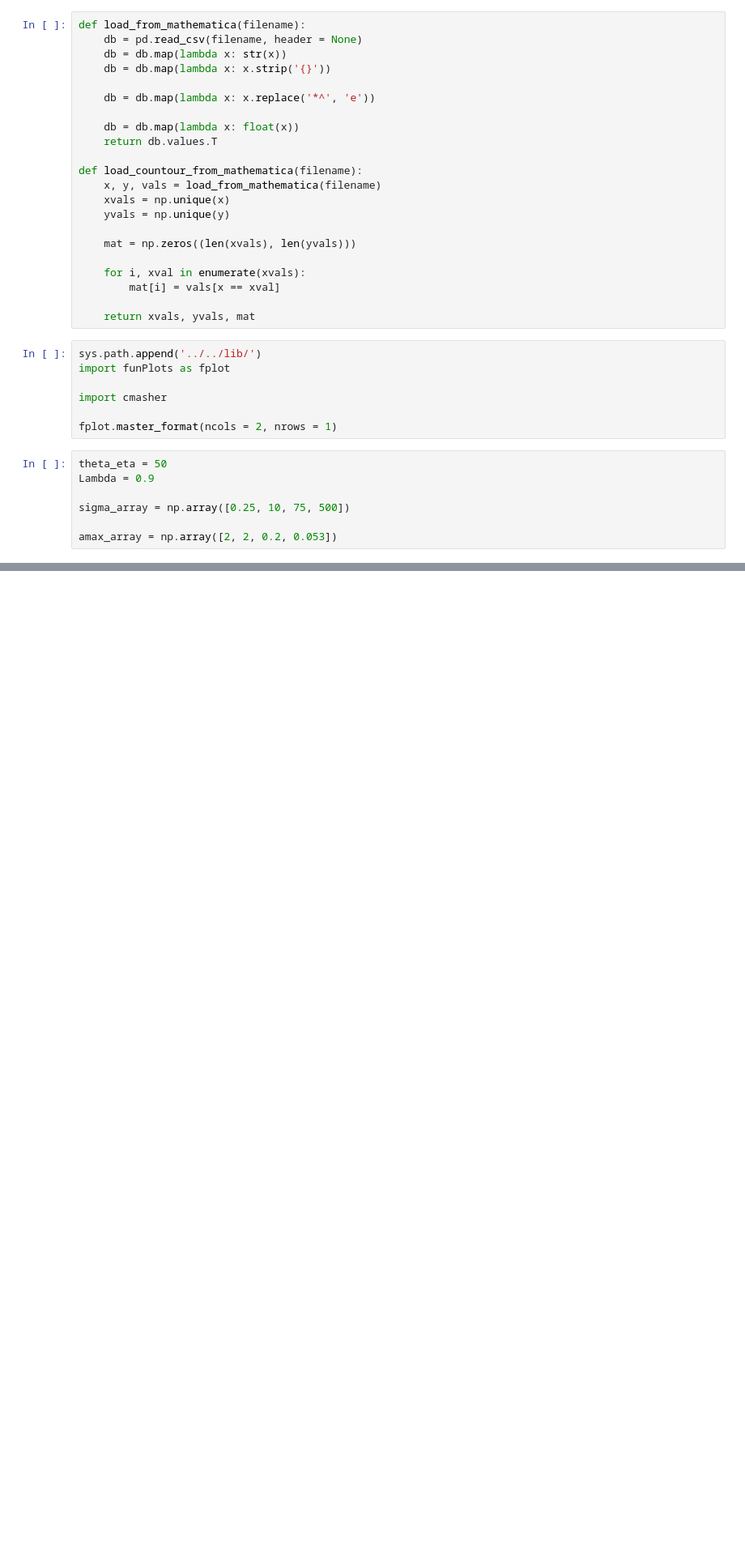
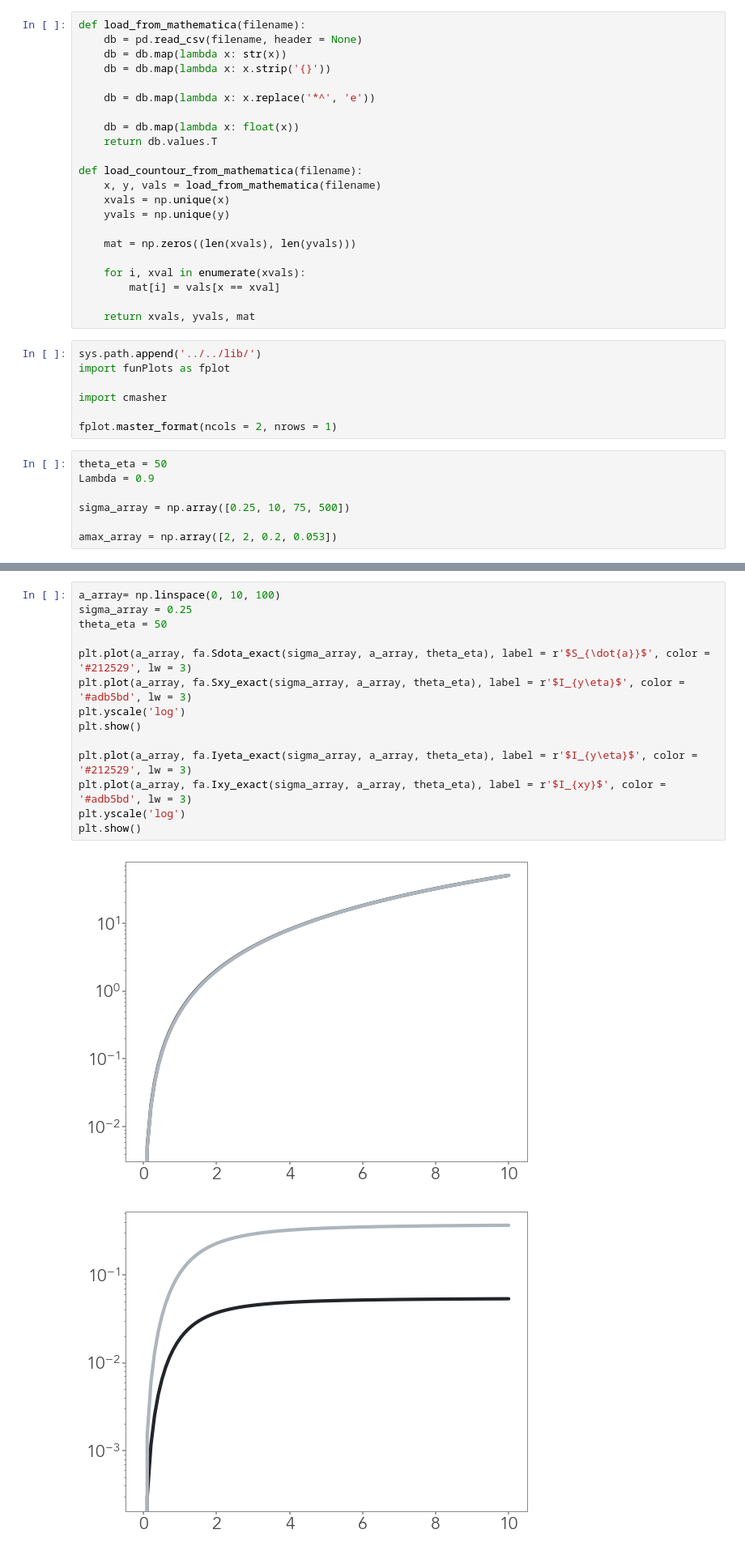
Before and after one commit to giorgionicoletti/InfoTrasduction, a Jupyter notebook: notebooks/FiguresSM.ipynb, the cells around one changed output, grey strips where cells are left out. Shown at 81% size. Cells and saved outputs as stored; diff of their text form; blank space fills up the shorter version.

```diff
--- a/notebooks/FiguresSM.ipynb
+++ b/notebooks/FiguresSM.ipynb
@@ -114,0 +191,17 @@ Text(0, 0.5, '$L$')
+# %%
+a_array= np.linspace(0, 10, 100)
+sigma_array = 0.25
+theta_eta = 50
+
+plt.plot(a_array, fa.Sdota_exact(sigma_array, a_array, theta_eta), label = r'$S_{\dot{a}}$', color = '#212529', lw = 3)
+plt.plot(a_array, fa.Sxy_exact(sigma_array, a_array, theta_eta), label = r'$I_{y\eta}$', color = '#adb5bd', lw = 3)
+plt.yscale('log')
+plt.show()
+
+plt.plot(a_array, fa.Iyeta_exact(sigma_array, a_array, theta_eta), label = r'$I_{y\eta}$', color = '#212529', lw = 3)
+plt.plot(a_array, fa.Ixy_exact(sigma_array, a_array, theta_eta), label = r'$I_{xy}$', color = '#adb5bd', lw = 3)
+plt.yscale('log')
+plt.show()
+# %% [output]
+[figure, added]
+[figure, added]
```
Also changed, not shown: parts of 5 cells of this notebook, 13 other files.
